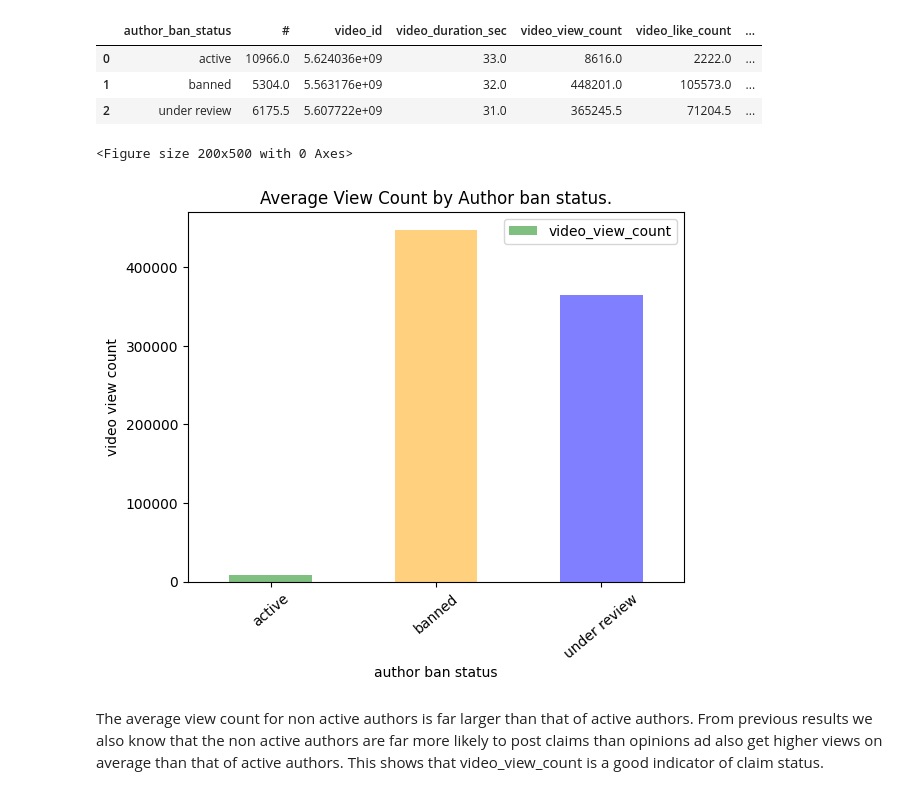
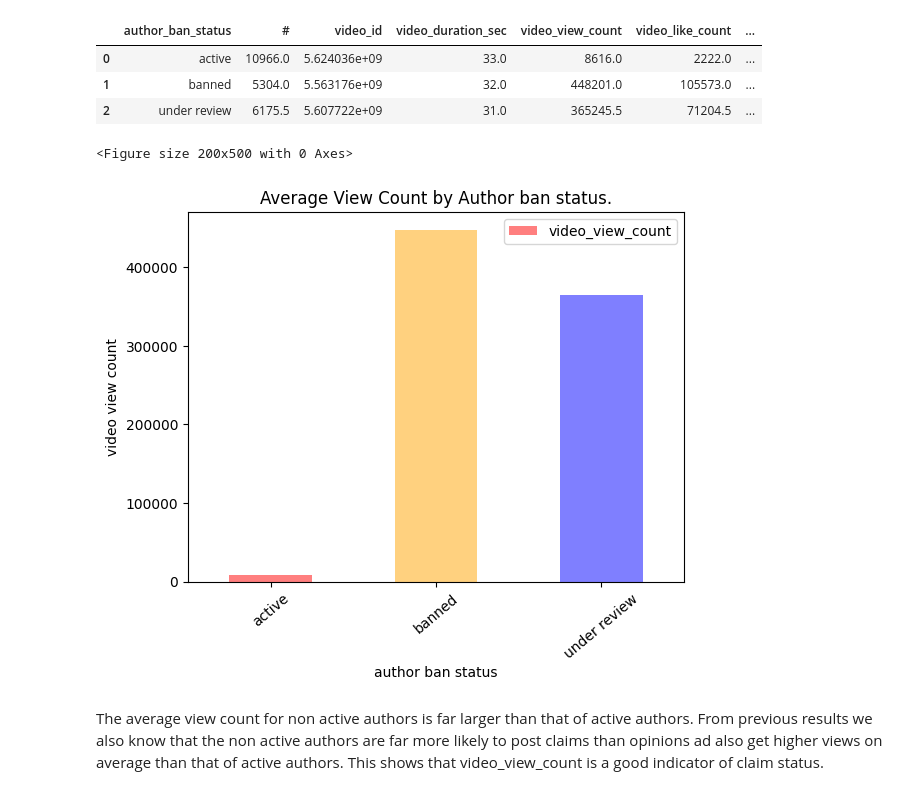
Before and after one commit to RhuthK/PROJECTS, a Jupyter notebook: TikTok Claim Classification Project/TikTok_code_LOCAL.ipynb, the cells around one changed output. Saved outputs shown, nothing was run; the diff lists cells and outputs as text; code cells hidden in the pictures.

```diff
--- a/TikTok Claim Classification Project/TikTok_code_LOCAL.ipynb
+++ b/TikTok Claim Classification Project/TikTok_code_LOCAL.ipynb
@@ -380,22 +384,22 @@ ban_status
 # %%
 # visualization
 plt.figure(figsize = (2,5))
 ban_status.plot(
     kind='bar',
     x = 'author_ban_status',
     y = 'video_view_count',
-    color = ['green', 'orange', 'blue'],
+    color = ['red', 'orange', 'blue'],
     alpha=0.5,
     xlabel= 'author ban status',
     ylabel='video view count',
     rot=40,
 )
 
 plt.title('Average View Count by Author ban status.')
 plt.show()
 # %% [output]
 <Figure size 200x500 with 0 Axes>
-[figure, old version]
+[figure, new version]
 # %% [markdown]
 The average view count for non active authors is far larger than that of active authors. From previous results we also know that the non active authors are far more likely to post claims than opinions ad also get higher views on average than that of active authors. This shows that video_view_count is a good indicator of claim status.
 # %%
```
Also changed, not shown: parts of 13 cells of this notebook, 3 other files.
